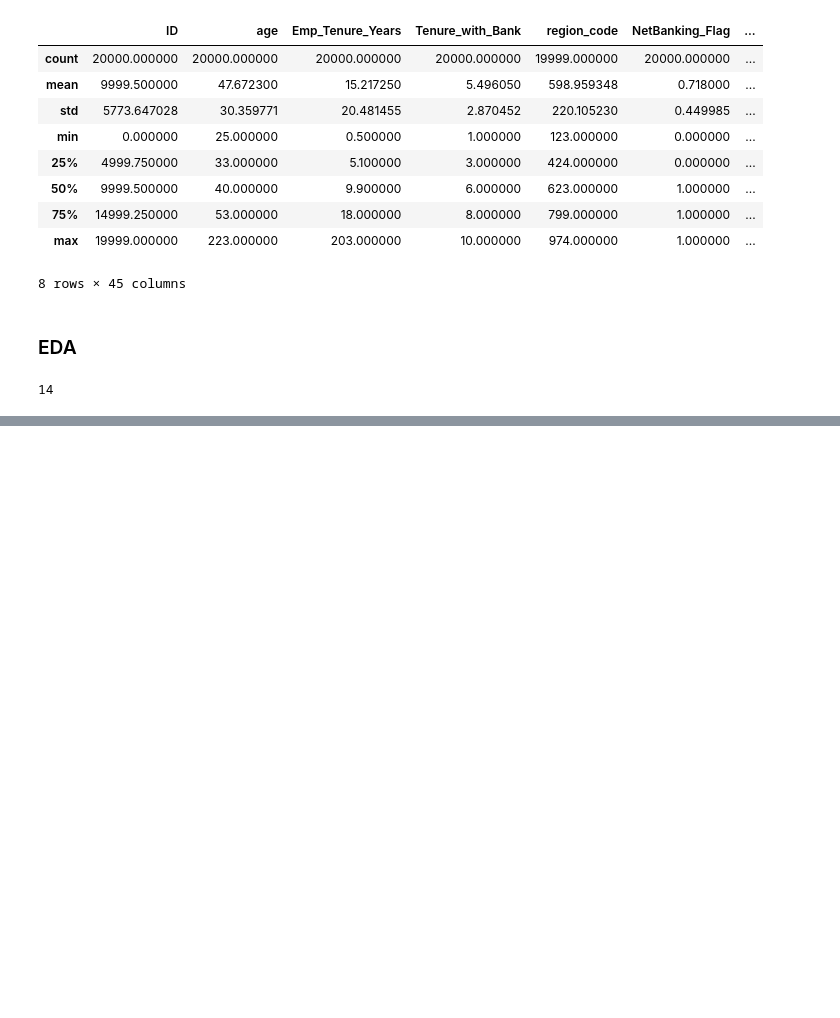
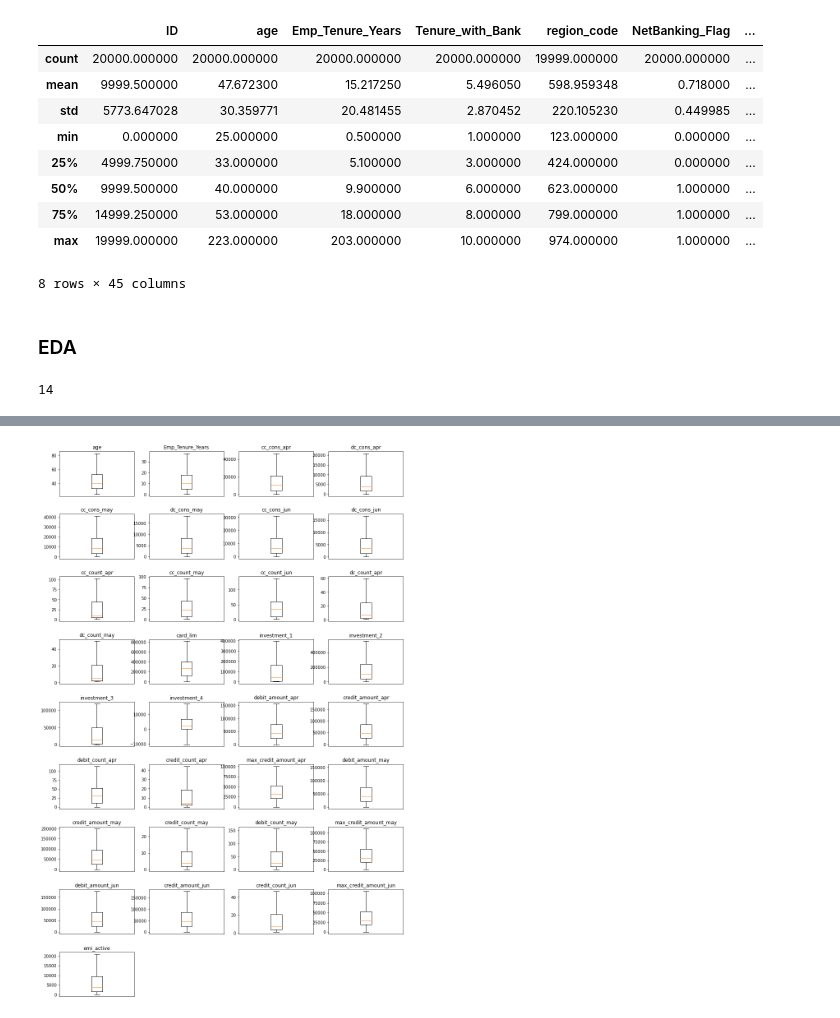
Before and after one commit to BhuvanJoshi007/Predicting_Credit_Consumption, a Jupyter notebook: Predicting Credit Consumption.ipynb, the cells around one changed output, grey strips where cells are left out. Drawn from its saved outputs; the diff is of its cells as text; code cells hidden in the pictures; blank space fills up the shorter version.

```diff
--- a/Predicting Credit Consumption.ipynb
+++ b/Predicting Credit Consumption.ipynb
@@ -253,0 +479,12 @@ merged_table.isnull().any().sum()
+# %%
+# clealy there are many attributes which require outlier treatment
+
+outl_col= ['age', 'Emp_Tenure_Years', 'cc_cons_apr','dc_cons_apr',
+          'cc_cons_may','dc_cons_may','cc_cons_jun','dc_cons_jun','cc_count_apr',
+          'cc_count_may','cc_count_jun','dc_count_apr', 'dc_count_may',
+          'card_lim','investment_1', 'investment_2','investment_3','investment_4',
+          'debit_amount_apr','credit_amount_apr','debit_count_apr',
+          'credit_count_apr', 'max_credit_amount_apr','debit_amount_may',
+          'credit_amount_may','credit_count_may','debit_count_may',
+          'max_credit_amount_may', 'debit_amount_jun','credit_amount_jun',
+          'credit_count_jun','max_credit_amount_jun', 'emi_active']
@@ -253,0 +518,34 @@ merged_table.isnull().any().sum()
+# %%
+# Create an 11x4 subplot grid
+fig, axes = plt.subplots(11, 4, figsize=(15, 30))
+
+# Flatten the axes array for easier indexing
+axes = axes.flatten()
+
+# Iterate over each numeric column and create a box plot
+for i, column in enumerate(outl_col):
+    # Select the corresponding axis for the current box plot
+    ax = axes[i]
+
+    # Create the box plot for the current column
+    ax.boxplot(merged_table[column])
+
+    # Set the title of the box plot to the column name
+    ax.set_title(column)
+
+    # Remove x-axis ticks and labels for better visualization
+    ax.set_xticks([])
+    ax.set_xticklabels([])
+
+    # Adjust the subplot spacing
+    fig.subplots_adjust(hspace=0.4)
+
+# Remove any extra subplots if the number of columns is not divisible by 4
+if len(outl_col) < 44:
+    for j in range(len(outl_col), 44):
+        fig.delaxes(axes[j])
+
+# Display the plot
+plt.show()
+# %% [output]
+[figure, added]
```
Also changed, not shown: parts of 30 cells of this notebook.
